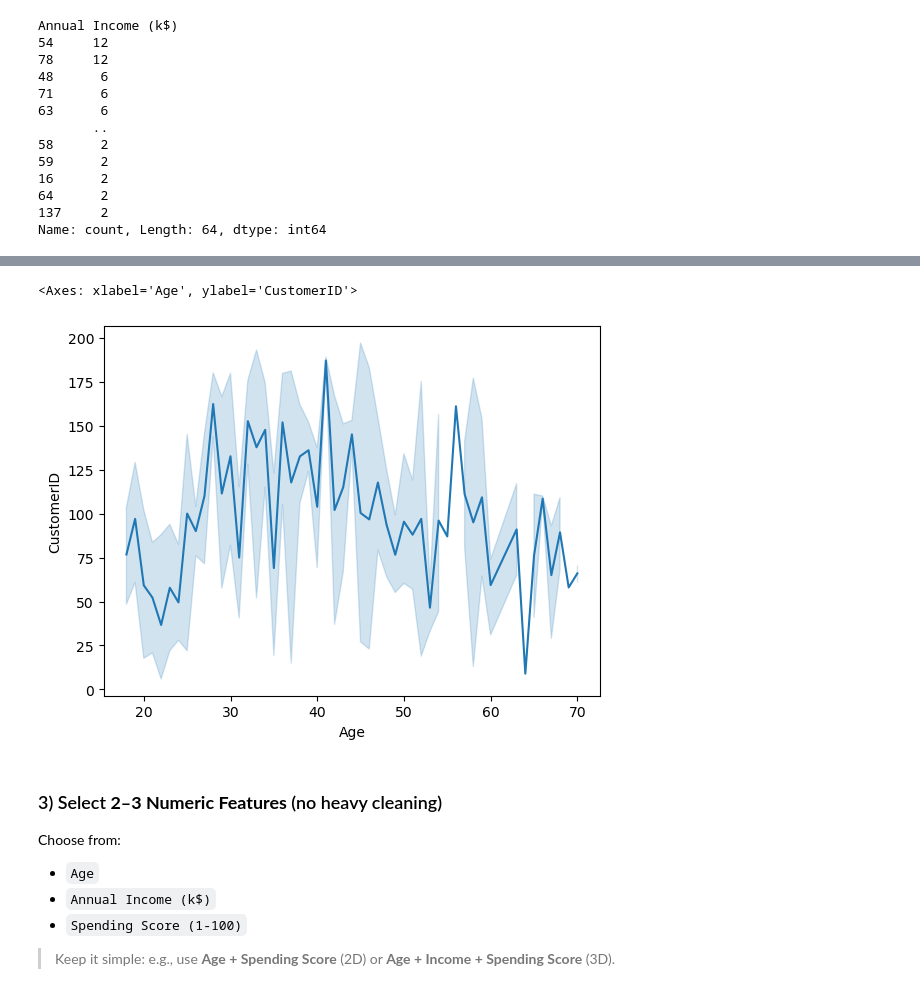
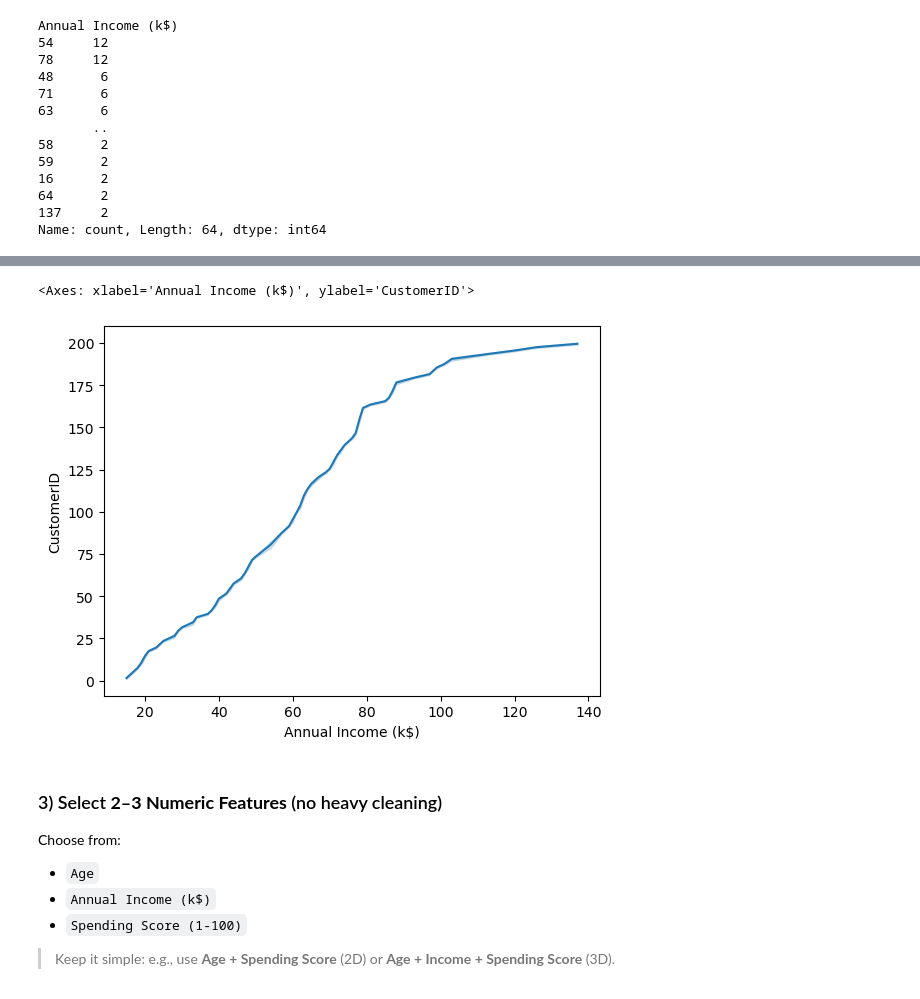
Before and after one commit to ro-the-creator/DA2025_Lectures, a Jupyter notebook: Mod6/CodeAssignments/Mod6L16_CodeAssignment_STUDENT.ipynb, the cells around one changed output, grey strips where cells are left out. Cells and saved outputs as stored; diff of their text form; code cells hidden in the pictures.

```diff
--- a/Mod6/CodeAssignments/Mod6L16_CodeAssignment_STUDENT.ipynb
+++ b/Mod6/CodeAssignments/Mod6L16_CodeAssignment_STUDENT.ipynb
@@ -121,8 +127,8 @@ Name: count, Length: 64, dtype: int64
 # %%
-sns.lineplot(df, x='Age', y='CustomerID')
+sns.lineplot(df, x='Annual Income (k$)', y='CustomerID')
 # %% [output]
-<Axes: xlabel='Age', ylabel='CustomerID'>
+<Axes: xlabel='Annual Income (k$)', ylabel='CustomerID'>
-[figure, old version]
+[figure, new version]
 # %% [markdown]
 ### 3) Select **2–3 Numeric Features** (no heavy cleaning)
 Choose from:
```
Also changed, not shown: parts of 14 cells of this notebook, 1 other file.
